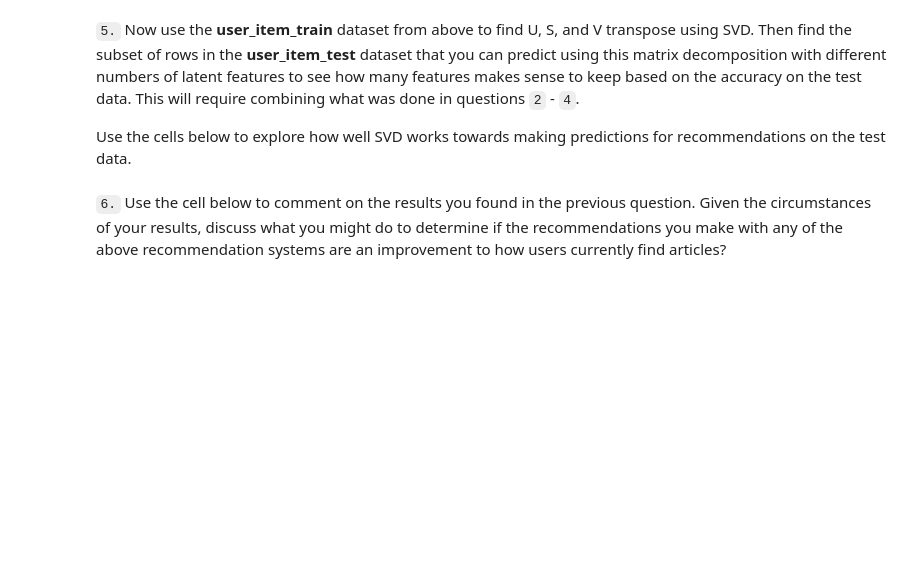
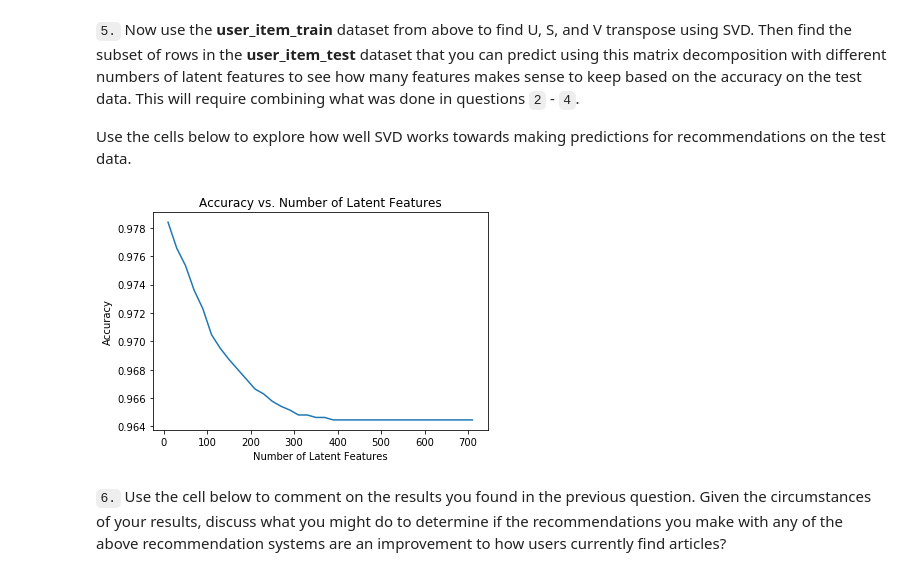
Before and after one commit to BambooPalace/UdacityDataScienceNanoDegree, a Jupyter notebook: 3-Recommendation_engine/Recommendations_with_IBM.ipynb, the cells around one changed output. Drawn from its saved outputs; the diff is of its cells as text; code cells hidden in the pictures; blank space fills up the shorter version.

```diff
--- a/3-Recommendation_engine/Recommendations_with_IBM.ipynb
+++ b/3-Recommendation_engine/Recommendations_with_IBM.ipynb
@@ -700,6 +826,51 @@ u_train, s_train, vt_train = # fit svd similar to above then use the cells below
 # %%
 # Use these cells to see how well you can use the training
 # decomposition to predict on test data
+# %%
+def test_errs_wrt_k(user_item_test=user_item_test, user_item_train=user_item_train):
+    '''
+    Input: training and test user_test matrices
+
+    Function: plot prediction accuracy for common users in test and train data
+    '''
+
+    # fit SVD on the user_item_train matrix
+    u, s, vt = np.linalg.svd(user_item_train)
+
+    #get test users' indices in user_item_train
+    common_users = set(user_item_test.index)&set(user_item_train.index)
+    test_user_idx = np.where(user_item_train.index.isin(common_users))[0]
+    test_article_idx = np.where(user_item_train.columns.isin(test_arts))[0]
+    num_predictions = len(test_user_idx)*len(test_article_idx)
+
+    num_latent_feats = np.arange(10,len(s),20)
+    sum_errs = []
+
+    for k in num_latent_feats:
+        # restructure with k latent features
+        s_new, u_new, vt_new = np.diag(s[:k]), u[test_user_idx, :k], vt[:k, test_article_idx]
+
+        # take dot product
+        user_item_est = np.around(np.dot(np.dot(u_new, s_new), vt_new))
+        user_item_act = user_item_test[test_arts].loc[test_user_idx+1]
+
+        # compute error for each prediction to actual value
+        diffs = np.subtract(user_item_act, user_item_est)
+
+        # total errors and keep track of them
+        err = np.sum(np.sum(np.abs(diffs)))
+        sum_errs.append(err)
+
+
+
+    plt.plot(num_latent_feats, 1 - np.array(sum_errs)/num_predictions);
+    plt.xlabel('Number of Latent Features');
+    plt.ylabel('Accuracy');
+    plt.title('Accuracy vs. Number of Latent Features');
+# %%
+test_errs_wrt_k()
+# %% [output]
+[figure, added]
 # %% [markdown]
 `6.` Use the cell below to comment on the results you found in the previous question. Given the circumstances of your results, discuss what you might do to determine if the recommendations you make with any of the above recommendation systems are an improvement to how users currently find articles?
 # %% [markdown]
```
Also changed, not shown: parts of 41 cells of this notebook.
